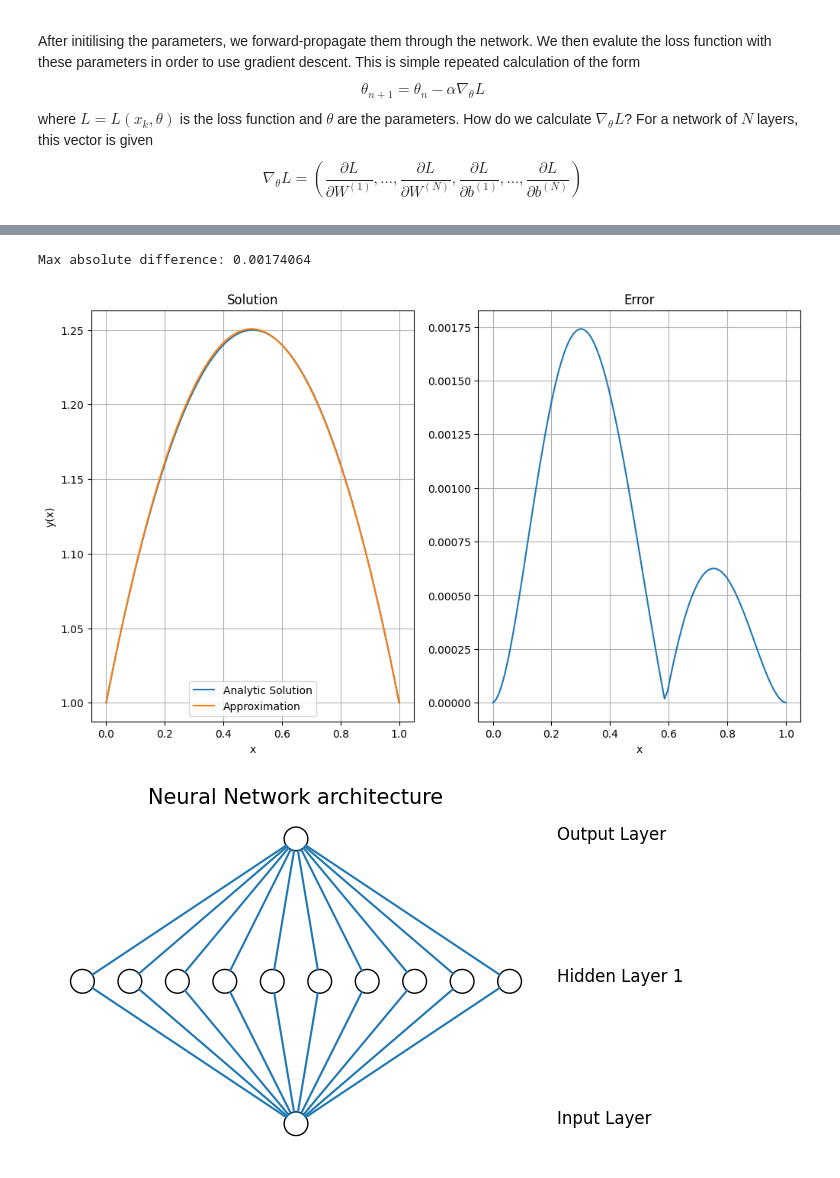
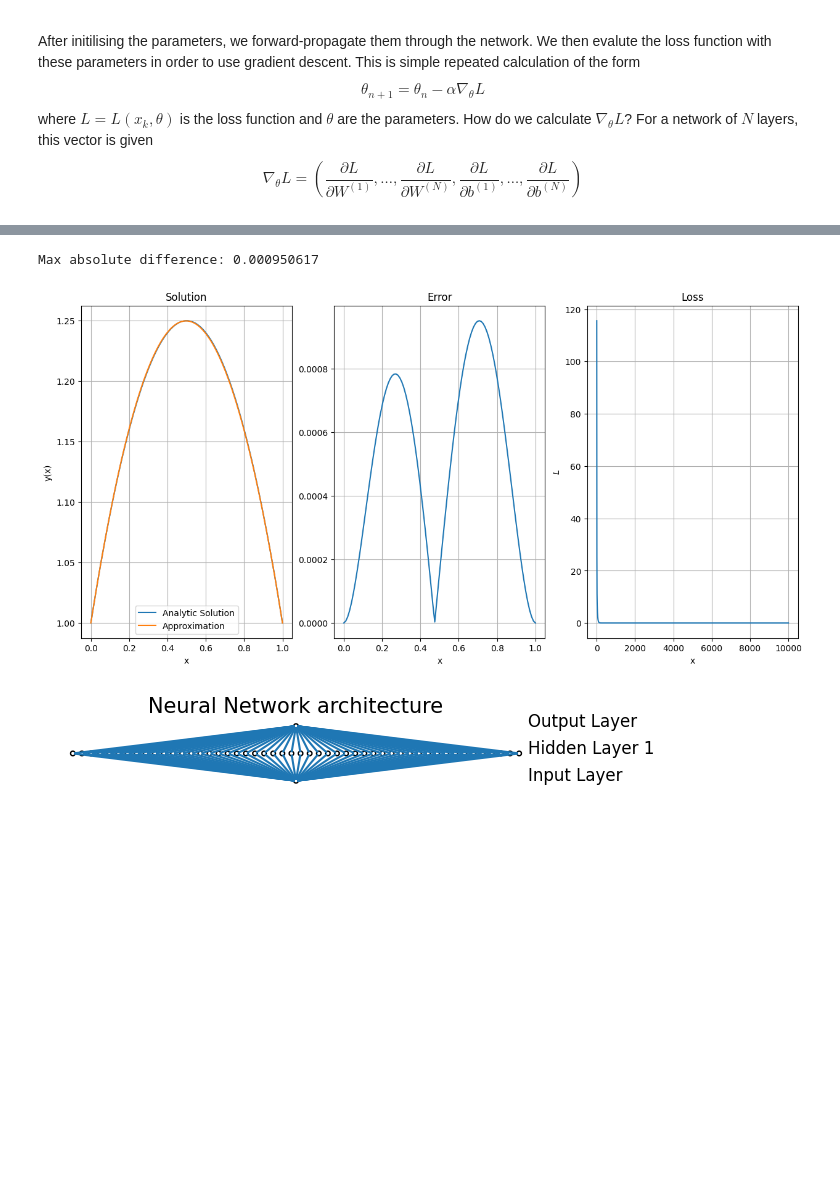
Before and after one commit to Arnottjwr/ML-Projects, a Jupyter notebook: ODE Solver/Solver.ipynb, the cells around one changed output, grey strips where cells are left out. Drawn from its saved outputs; the diff is of its cells as text; code cells hidden in the pictures; blank space fills up the shorter version.

Commit message:
added loss plot

```diff
--- a/ODE Solver/Solver.ipynb
+++ b/ODE Solver/Solver.ipynb
@@ -48,18 +48,13 @@ def y_trial(x, params):
     return x*(1 - x)*neural_network(params,x) + 1
 
 def loss(params, x_k):
-    # y_t = y_trial(x_k, params)
-    # d_y_t = elementwise_grad(y_t,0)
-
-    d_y_t = elementwise_grad(y_trial, 0)(x_k, params)
     dd_y_t = elementwise_grad(lambda x: elementwise_grad(y_trial, 0)(x, params), 0)(x_k)
-    # dd_y_t = elementwise_grad(d_y_t,0)(x_k, params)
     err_sqr = (dd_y_t + 2*np.ones_like(dd_y_t))**2
     return np.sum(err_sqr)/ np.size(err_sqr)
 
 # Solve the exponential decay ODE using neural network with one input, hidden, and output layer
 def solve_ode_neural_network(x, num_neurons_hidden, num_iter, lmb):
-
+    loss_values = []
     W = npr.randn(num_neurons_hidden, 2 )
     b = npr.randn(1, num_neurons_hidden + 1 )
     P = [W, b]
@@ -70,24 +65,23 @@ def solve_ode_neural_network(x, num_neurons_hidden, num_iter, lmb):
             print(f'Epoch:{i}')
         cost_grad =  cost_function_grad(P, x)
 
-        P[0] = P[0] - lmb * cost_grad[0]
-        P[1] = P[1] - lmb * cost_grad[1]
-
+        P[0] -=  lmb * cost_grad[0]
+        P[1] -=  lmb * cost_grad[1]
+        loss_values.append(loss(P,x))
     print('Final loss: %g'%loss(P, x))
-
-    return P
+    return P, loss_values
 
 
 N = 100
 x = np.linspace(0, 1, N)
 
 ## Set up the initial parameters
-num_hidden_neurons = 10
+num_hidden_neurons = 50
 num_iter = 10000
 lmb = 0.001
 
 # Use the network
-P = solve_ode_neural_network(x, num_hidden_neurons, num_iter, lmb)
+P,loss_values = solve_ode_neural_network(x, num_hidden_neurons, num_iter, lmb)
 # %% [output]
 Epoch:0
 Epoch:1000
@@ -103,26 +97,31 @@ Final loss: 0.00252137
 # %%
 res = y_trial(x,P)
 res_analytical = analytic(x)
-error = np.reshape(np.abs(res - res_analytical), (100,))
+error = np.reshape(np.abs(res - res_analytical), (N,))
 print('Max absolute difference: %g'%np.max(np.abs(res - res_analytical)))
 
 # Plot the results
 
-fig, ax = plt.subplots(1,2,figsize = (12,7))
+fig, ax = plt.subplots(1,3,figsize = (15,7))
 ax[0].plot(x, res_analytical,label = 'Analytic Solution')
 ax[0].plot(x, res[0,:],label = 'Approximation')
 ax[0].set_xlabel('x')
 ax[0].set_ylabel('y(x)')
 ax[0].set_title('Solution')
 ax[0].grid()
 ax[0].legend()
 ax[1].plot(x, error)
 ax[1].set_title('Error')
 ax[1].grid()
 ax[1].set_xlabel('x')
+ax[2].plot(np.squeeze(loss_values))
+ax[2].set_title('Loss')
+ax[2].grid()
+ax[2].set_xlabel('x')
+ax[2].set_ylabel('$L$')
 plt.show()
 DrawNN([1,num_hidden_neurons,1]).draw()
 # %% [output]
-Max absolute difference: 0.00174064
+Max absolute difference: 0.000950617
-[figure, old version]
+[figure, new version]
-[figure, old version]
+[figure, new version]
```
Also changed, not shown: parts of 1 cell of this notebook.
